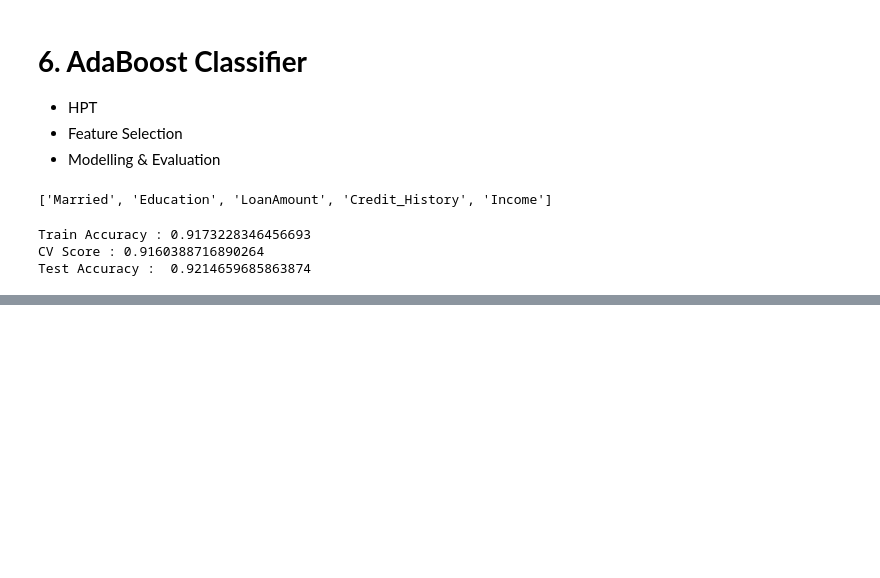
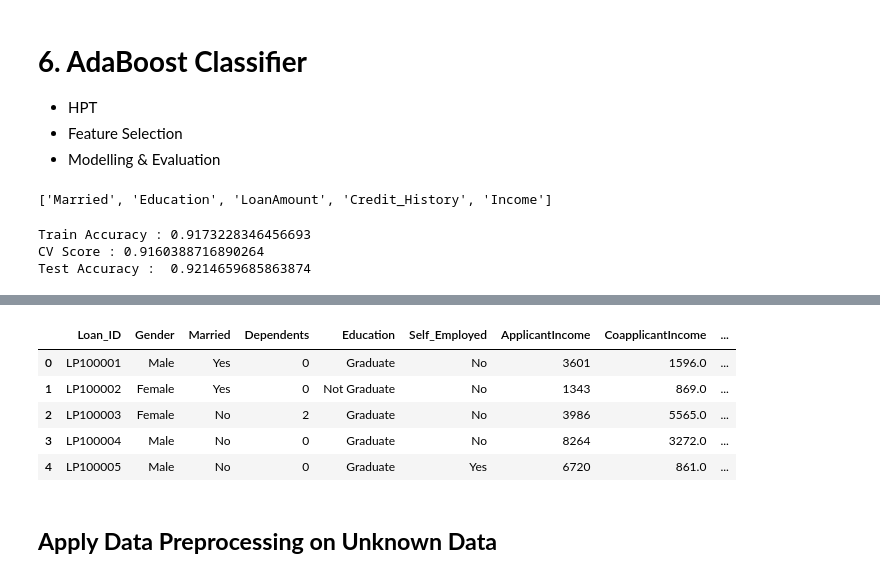
Before and after one commit to AbhayMadhukarChintamwar/Loan_Eligible_Status, a Jupyter notebook: Finance_Capston_Project.ipynb, the cells around one changed output, grey strips where cells are left out. Cells and saved outputs as stored; diff of their text form; code cells hidden in the pictures; blank space fills up the shorter version.

```diff
--- a/Finance_Capston_Project.ipynb
+++ b/Finance_Capston_Project.ipynb
@@ -1068,0 +1247,13 @@ Test Accuracy :  0.9214659685863874
+# %%
+data = df.head()
+
+data
+# %% [output]
+|  | Loan_ID | Gender | Married | Dependents | Education | Self_Employed | ApplicantIncome | CoapplicantIncome | ... |
+| 0 | LP100001 | Male | Yes | 0 | Graduate | No | 3601 | 1596.0 | ... |
+| 1 | LP100002 | Female | Yes | 0 | Not Graduate | No | 1343 | 869.0 | ... |
+| 2 | LP100003 | Female | No | 2 | Graduate | No | 3986 | 5565.0 | ... |
+| 3 | LP100004 | Male | No | 0 | Graduate | No | 8264 | 3272.0 | ... |
+| 4 | LP100005 | Male | No | 0 | Graduate | Yes | 6720 | 861.0 | ... |
+# %% [markdown]
+## **Apply Data Preprocessing on Unknown Data**
```
Also changed, not shown: parts of 23 cells of this notebook.
